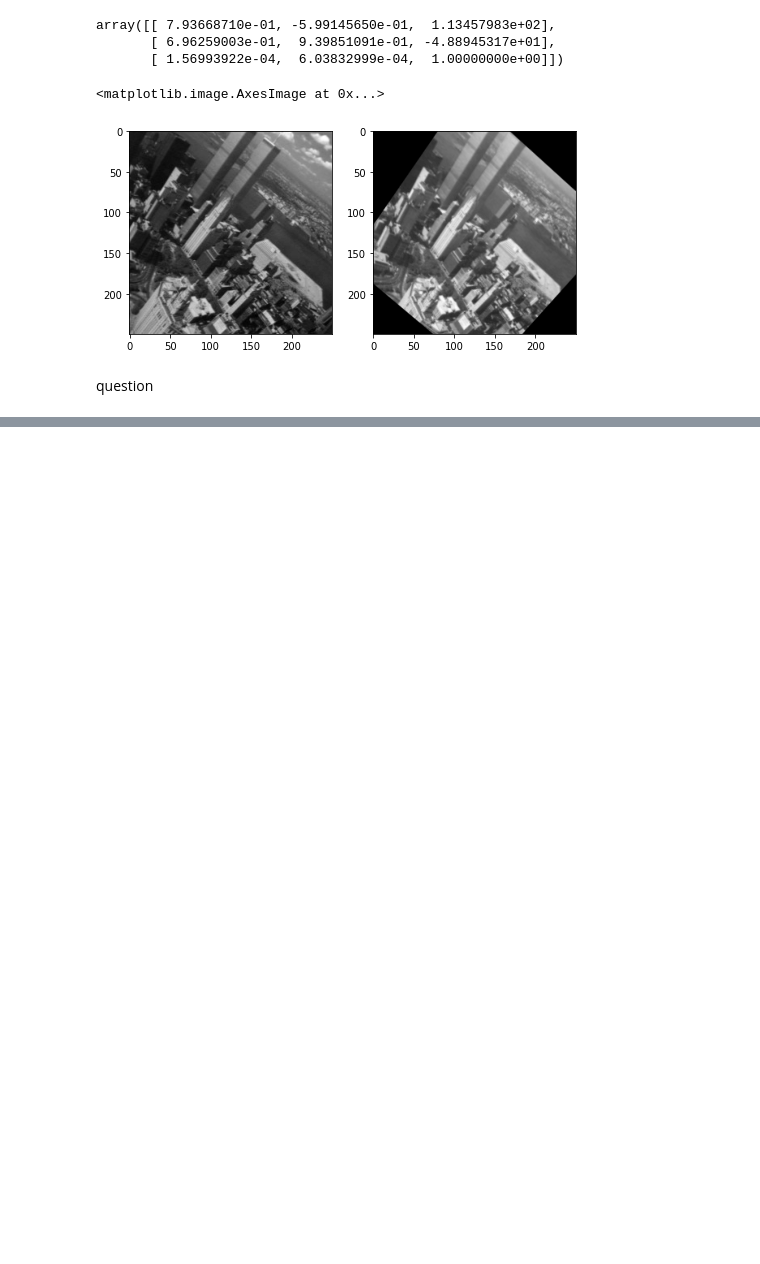
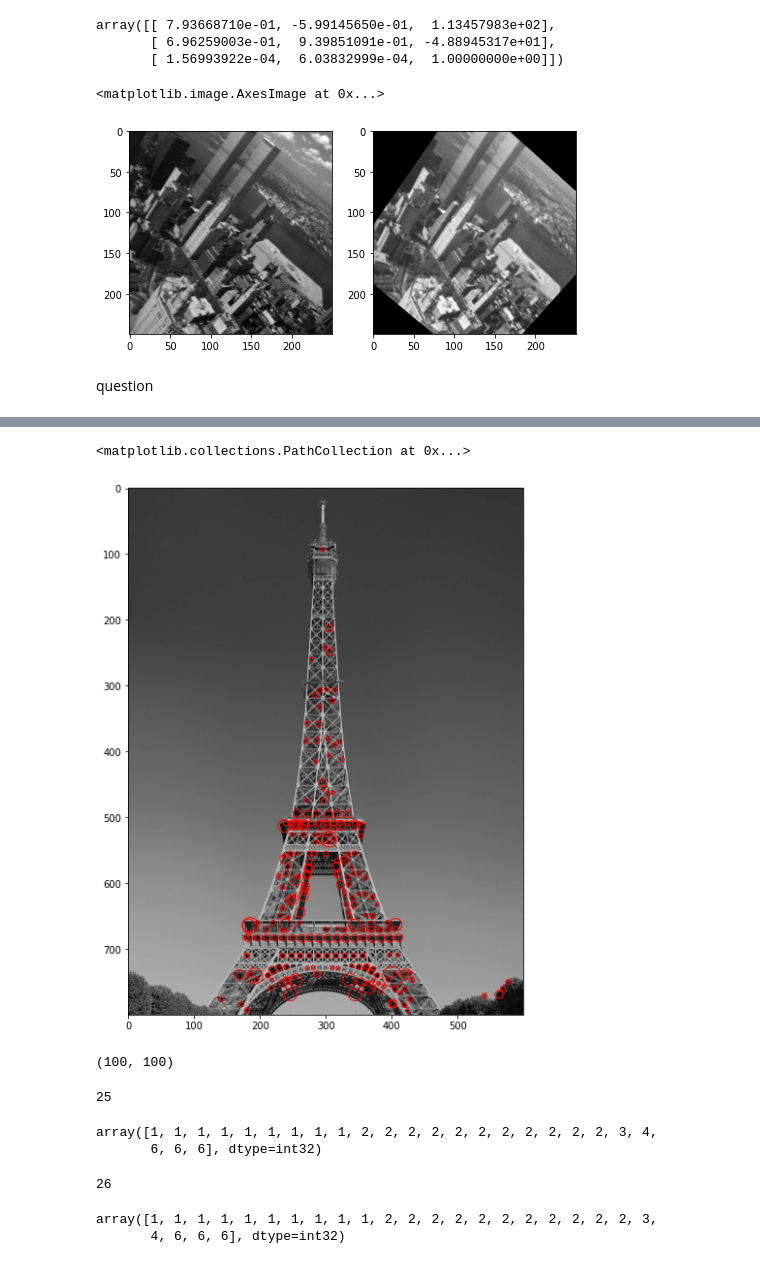
Before and after one commit to al-pi314/computer_vision, a Jupyter notebook: assigments/assigment4/solution.ipynb, the cells around one changed output, grey strips where cells are left out. Cells and saved outputs as stored; diff of their text form; code cells hidden in the pictures; blank space fills up the shorter version.

```diff
--- a/assigments/assigment4/solution.ipynb
+++ b/assigments/assigment4/solution.ipynb
@@ -497,0 +446,4 @@ question
+# %%
+levels = 10
+sigma = 1.6
+sift = Sift(octaves=1, levels=levels, sigma0=sigma, sigmaS=1.2)
@@ -497,0 +463,2 @@ question
+# %%
+pyramid_maxima = sift._maxima_in_scale_space(pyramid)
@@ -497,0 +485,40 @@ question
+# %%
+fig = plt.figure(figsize=(10, 10))
+plt.imshow(eiffel_tower, cmap="gray")
+plt.scatter(keypoints[:, 2], keypoints[:, 1], s=10 * sigma ** keypoints[:, 0], fc='none', ec='r')
+# %% [output]
+<matplotlib.collections.PathCollection at 0x...>
+[figure, added]
+# %%
+top_y = 700
+bottom_y = 800
+left_x = 300
+right_x = 400
+
+eiffel_tower_cutout = eiffel_tower[top_y:bottom_y, left_x:right_x]
+eiffel_tower_cutout.shape
+# %% [output]
+(100, 100)
+# %%
+cutout_keypoints = sift._detect_keypoints(eiffel_tower_cutout, 0.02)
+len(cutout_keypoints)
+# %% [output]
+25
+# %%
+cutout_keypoints[:, 0] # cutout_keypoints sigma levels
+# %% [output]
+array([1, 1, 1, 1, 1, 1, 1, 1, 1, 2, 2, 2, 2, 2, 2, 2, 2, 2, 2, 2, 3, 4,
+       6, 6, 6], dtype=int32)
+# %%
+# original keypoints in cutout
+original_keypoint_indicies = np.argwhere((keypoints[:, 1] >= top_y) & (keypoints[:, 1] < bottom_y) & (keypoints[:, 2] >= left_x) & (keypoints[:, 2] < right_x))
+original_keypoint_indicies = original_keypoint_indicies.flatten()
+original_keypoints = keypoints[original_keypoint_indicies]
+len(original_keypoints)
+# %% [output]
+26
+# %%
+original_keypoints[:, 0] # original_keypoints sigma levels
+# %% [output]
+array([1, 1, 1, 1, 1, 1, 1, 1, 1, 1, 2, 2, 2, 2, 2, 2, 2, 2, 2, 2, 2, 3,
+       4, 6, 6, 6], dtype=int32)
```
Also changed, not shown: parts of 14 cells of this notebook, 2 other files.
